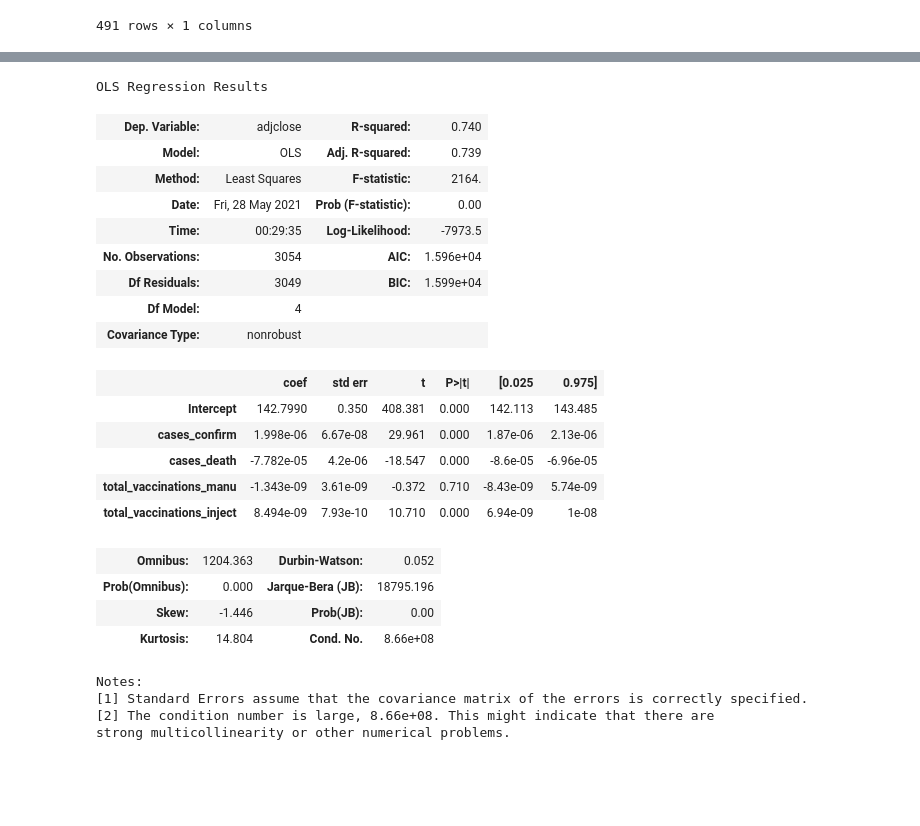
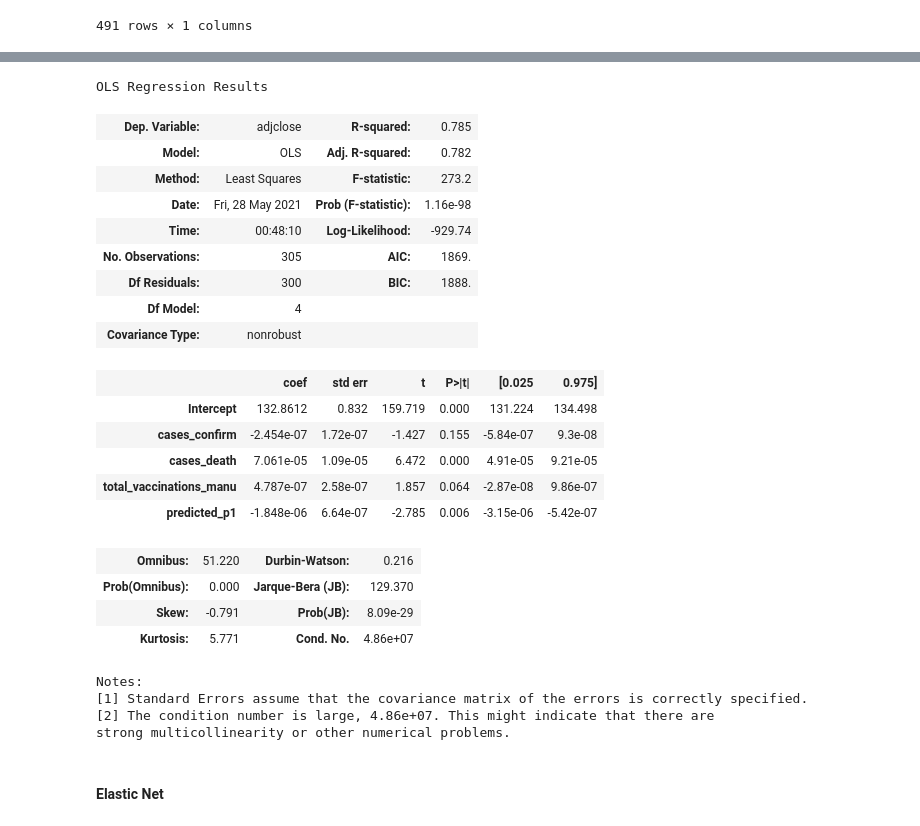
Before and after one commit to juno-yuu/COVID-Vaccine-and-Biotech-industry, a Jupyter notebook: Final_Project_Clean.ipynb, the cells around one changed output, grey strips where cells are left out. Cells and saved outputs as stored; diff of their text form; code cells hidden in the pictures; blank space fills up the shorter version.

```diff
--- a/Final_Project_Clean.ipynb
+++ b/Final_Project_Clean.ipynb
@@ -463,7 +436,7 @@ MOD = MOD.rename(columns={'adj close': 'adjclose'})
 # %%
 JJ = jnj.join(case_confirmed_us, how = 'left')
 JJ = JJ.join(case_death_us, how = 'left')
-JJ = JJ.join(manu, how = 'left')
+JJ = JJ.join(JJ_manu, how = 'left')
 JJ = JJ.join(data_panel_test_us, how = 'left', lsuffix = '_manu', rsuffix = '_inject')
 JJ = JJ.fillna(0)
 JJ = JJ.rename(columns={'adj close': 'adjclose'})
@@ -529,30 +500,32 @@ Notes:
 strong multicollinearity or other numerical problems.
 # %%
 res_jj = sm.ols(formula = 'adjclose ~ cases_confirm + cases_death\
- + total_vaccinations_manu + total_vaccinations_inject', data = JJ).fit()
+ + total_vaccinations_manu + predicted_p1', data = JJ).fit()
 res_jj.summary()
 # %% [output]
 OLS Regression Results
-| Dep. Variable: | adjclose | R-squared: | 0.740 |
-| Model: | OLS | Adj. R-squared: | 0.739 |
-| Method: | Least Squares | F-statistic: | 2164. |
-| Date: | Fri, 28 May 2021 | Prob (F-statistic): | 0.00 |
-| Time: | 00:29:35 | Log-Likelihood: | -7973.5 |
-| No. Observations: | 3054 | AIC: | 1.596e+04 |
-| Df Residuals: | 3049 | BIC: | 1.599e+04 |
+| Dep. Variable: | adjclose | R-squared: | 0.785 |
+| Model: | OLS | Adj. R-squared: | 0.782 |
+| Method: | Least Squares | F-statistic: | 273.2 |
+| Date: | Fri, 28 May 2021 | Prob (F-statistic): | 1.16e-98 |
+| Time: | 00:48:10 | Log-Likelihood: | -929.74 |
+| No. Observations: | 305 | AIC: | 1869. |
+| Df Residuals: | 300 | BIC: | 1888. |
 | Df Model: | 4 |  |  |
 | Covariance Type: | nonrobust |  |  |
 |  | coef | std err | t | P>|t| | [0.025 | 0.975] |
-| Intercept | 142.7990 | 0.350 | 408.381 | 0.000 | 142.113 | 143.485 |
-| cases_confirm | 1.998e-06 | 6.67e-08 | 29.961 | 0.000 | 1.87e-06 | 2.13e-06 |
-| cases_death | -7.782e-05 | 4.2e-06 | -18.547 | 0.000 | -8.6e-05 | -6.96e-05 |
-| total_vaccinations_manu | -1.343e-09 | 3.61e-09 | -0.372 | 0.710 | -8.43e-09 | 5.74e-09 |
-| total_vaccinations_inject | 8.494e-09 | 7.93e-10 | 10.710 | 0.000 | 6.94e-09 | 1e-08 |
+| Intercept | 132.8612 | 0.832 | 159.719 | 0.000 | 131.224 | 134.498 |
+| cases_confirm | -2.454e-07 | 1.72e-07 | -1.427 | 0.155 | -5.84e-07 | 9.3e-08 |
+| cases_death | 7.061e-05 | 1.09e-05 | 6.472 | 0.000 | 4.91e-05 | 9.21e-05 |
+| total_vaccinations_manu | 4.787e-07 | 2.58e-07 | 1.857 | 0.064 | -2.87e-08 | 9.86e-07 |
+| predicted_p1 | -1.848e-06 | 6.64e-07 | -2.785 | 0.006 | -3.15e-06 | -5.42e-07 |
-| Omnibus: | 1204.363 | Durbin-Watson: | 0.052 |
-| Prob(Omnibus): | 0.000 | Jarque-Bera (JB): | 18795.196 |
-| Skew: | -1.446 | Prob(JB): | 0.00 |
-| Kurtosis: | 14.804 | Cond. No. | 8.66e+08 |
+| Omnibus: | 51.220 | Durbin-Watson: | 0.216 |
+| Prob(Omnibus): | 0.000 | Jarque-Bera (JB): | 129.370 |
+| Skew: | -0.791 | Prob(JB): | 8.09e-29 |
+| Kurtosis: | 5.771 | Cond. No. | 4.86e+07 |
 Notes:
 [1] Standard Errors assume that the covariance matrix of the errors is correctly specified.
-[2] The condition number is large, 8.66e+08. This might indicate that there are
+[2] The condition number is large, 4.86e+07. This might indicate that there are
 strong multicollinearity or other numerical problems.
+# %% [markdown]
+#### Elastic Net
```
Also changed, not shown: parts of 8 cells of this notebook.
